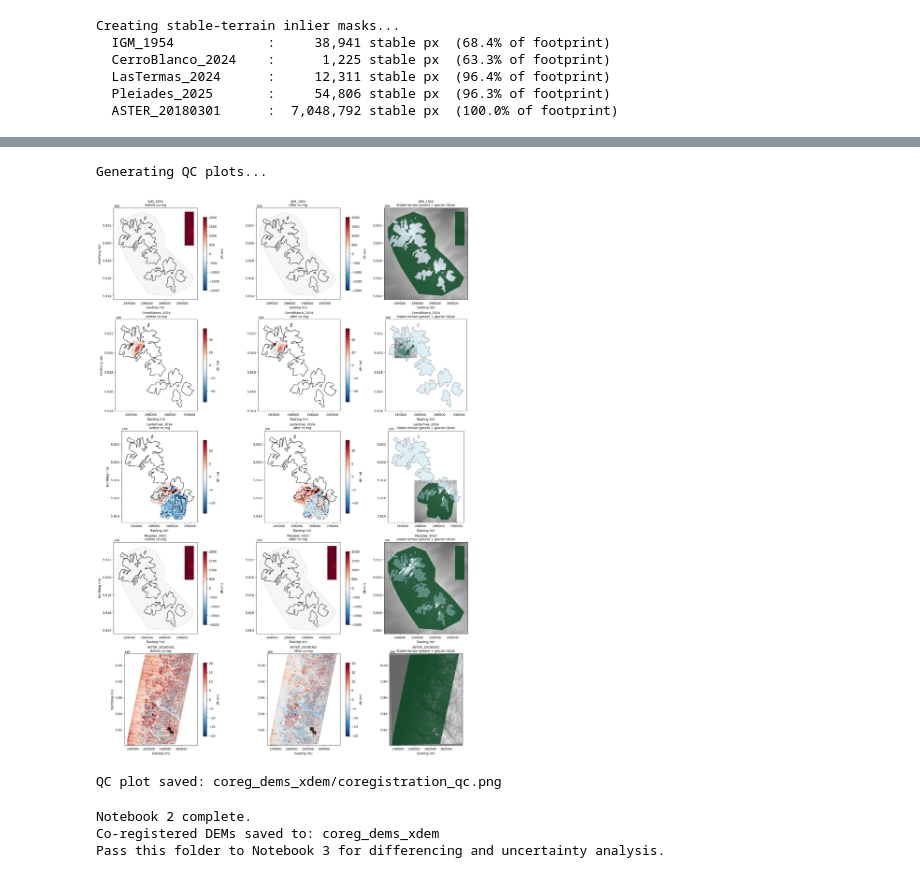
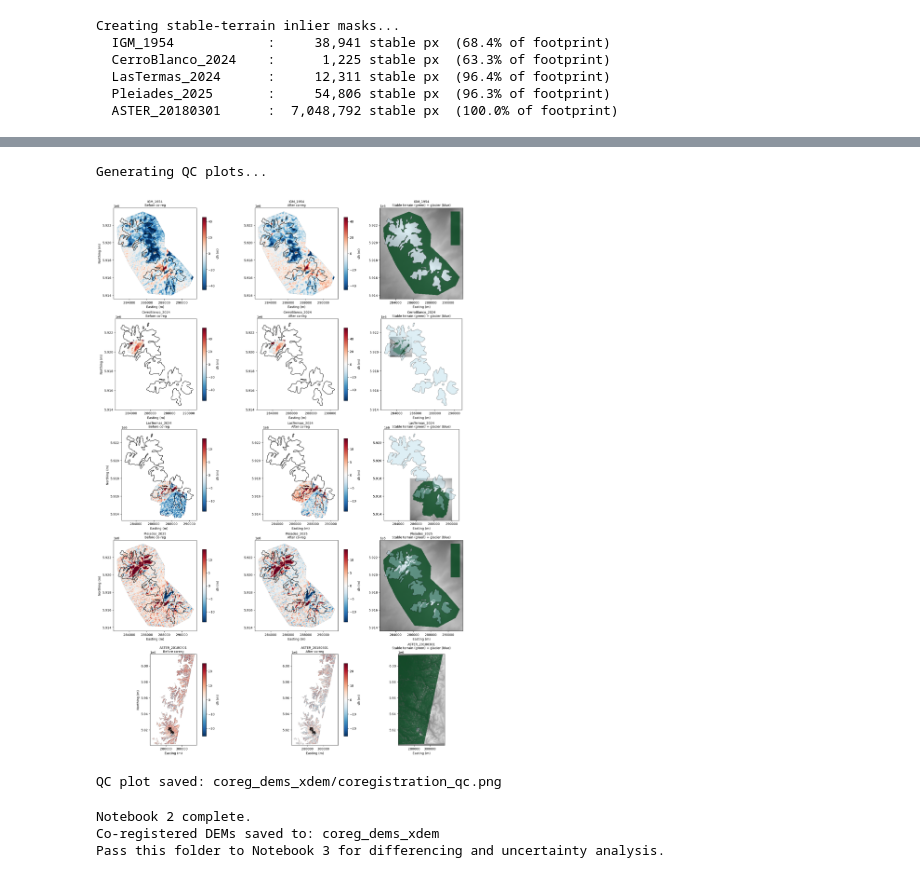
Before and after one commit to millie-spencer/Glacier-DEM-coregistration-and-MB, a Jupyter notebook: 02_DEM_coregistration_xdem.ipynb, the cells around one changed output, grey strips where cells are left out. Saved outputs shown, nothing was run; the diff lists cells and outputs as text; code cells hidden in the pictures.

```diff
--- a/02_DEM_coregistration_xdem.ipynb
+++ b/02_DEM_coregistration_xdem.ipynb
@@ -301,5 +301,5 @@ Summary saved: coreg_dems_xdem/coregistration_summary.csv
 # %%
-# =# ==============================================================================
+# ==============================================================================
 # Step 5: QC plots
 # Three columns per DEM:
 #   Col 1: dh before co-registration
@@ -338,12 +338,14 @@ for i, dem_name in enumerate(qc_dems):
     src_arr = src_matched.values.astype(float)
     src_arr[src_arr > 1e10] = np.nan
     src_arr[src_arr < 0]    = np.nan
+    src_arr[src_arr < 1500] = np.nan
 
     dem_c     = rxr.open_rasterio(coreg_path, masked=True).squeeze()
     coreg_arr = dem_c.rio.reproject_match(
         reference_rxr, resampling=Resampling.bilinear).values.astype(float)
     coreg_arr[coreg_arr > 1e10] = np.nan
     coreg_arr[coreg_arr < 0]    = np.nan
+    coreg_arr[coreg_arr < 1500] = np.nan
 
     dh_before = ref_arr_plot - src_arr
     dh_after  = ref_arr_plot - coreg_arr
@@ -364,34 +366,34 @@ for i, dem_name in enumerate(qc_dems):
     for j, (data, title) in enumerate([
         (dh_before, f'{dem_name}\nBefore co-reg'),
         (dh_after,  f'{dem_name}\nAfter co-reg'),
     ]):
         ax = axes[i][j]
         im = ax.imshow(data[r0:r1,c0:c1], cmap='RdBu_r', vmin=-clim, vmax=clim,
                        extent=crop, origin='upper')
         gv.plot(ax=ax, facecolor='none', edgecolor='black', linewidth=1.2)
         fig.colorbar(im, ax=ax, shrink=0.8, label='dh (m)')
         ax.set_title(title, fontsize=10)
         ax.set_xlabel('Easting (m)')
         if j == 0:
             ax.set_ylabel('Northing (m)')
 
     ax = axes[i][2]
     rc = ref_arr_plot[r0:r1,c0:c1].copy()
     rc[~np.isfinite(rc)] = np.nanmedian(ref_arr_plot[np.isfinite(ref_arr_plot)])
     ax.imshow(rc, cmap='gray', extent=crop, origin='upper', alpha=0.6)
     ax.imshow(np.where(inlier_mask_arr, 1.0, np.nan)[r0:r1,c0:c1],
               cmap='Greens', vmin=0, vmax=1, extent=crop, origin='upper', alpha=0.8)
     gv.plot(ax=ax, facecolor='lightblue', edgecolor='black', linewidth=1.2, alpha=0.4)
     ax.set_title(f'{dem_name}\nStable terrain (green) + glacier (blue)', fontsize=10)
     ax.set_xlabel('Easting (m)')
 
 qc_path = os.path.join(output_folder, 'coregistration_qc.png')
 fig.savefig(qc_path, dpi=150, bbox_inches='tight')
 plt.show()
 print(f'QC plot saved: {qc_path}')
 # %% [output]
 Generating QC plots...
-[figure, old version]
+[figure, new version]
 QC plot saved: coreg_dems_xdem/coregistration_qc.png
 # %%
 print('Notebook 2 complete.')
```
Also changed, not shown: parts of 1 cell of this notebook, 14 other files.
